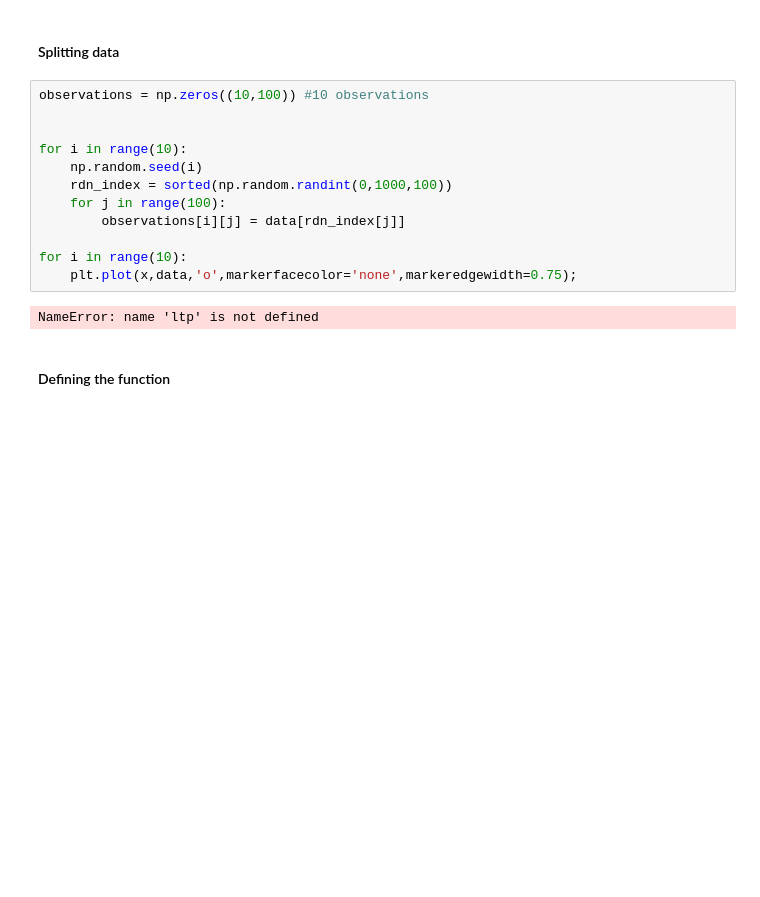
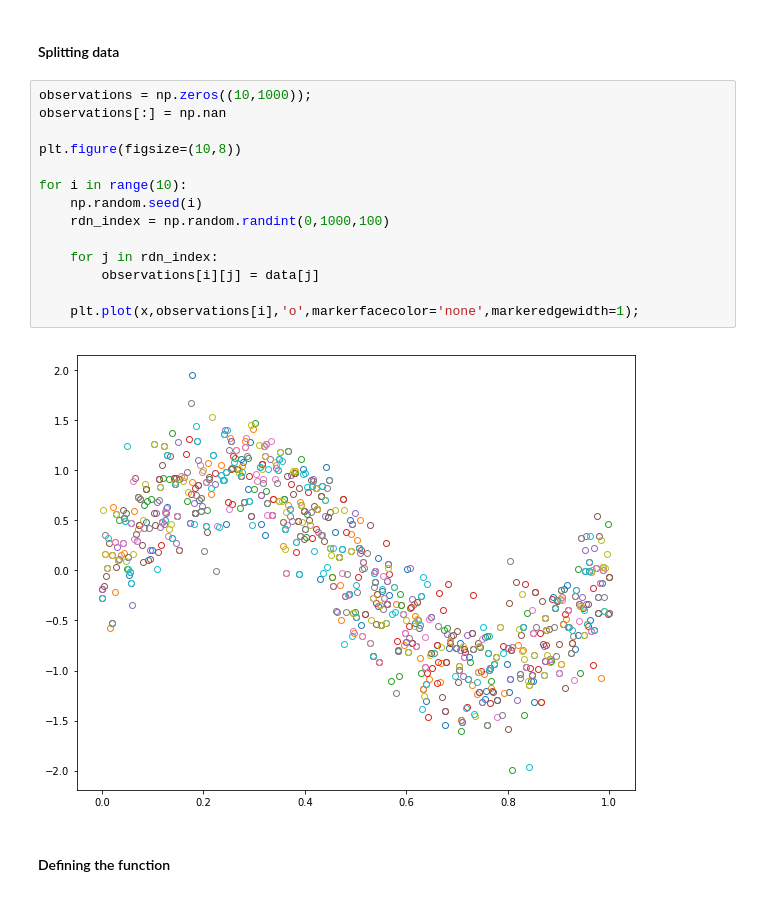
Before and after one commit to filipepfarias/Intro_to_GP, a Jupyter notebook: bayesian_linear_regression/re-visited_curve_fitting.ipynb, the cells around one changed output. Drawn from its saved outputs; the diff is of its cells as text; blank space fills up the shorter version.

```diff
--- a/bayesian_linear_regression/re-visited_curve_fitting.ipynb
+++ b/bayesian_linear_regression/re-visited_curve_fitting.ipynb
@@ -27,19 +21,21 @@ NameError: name 'ltp' is not defined
 # %% [markdown]
 #### Splitting data
 # %%
-observations = np.zeros((10,100)) #10 observations
+observations = np.zeros((10,1000));
+observations[:] = np.nan
 
+plt.figure(figsize=(10,8))
 
 for i in range(10):
     np.random.seed(i)
-    rdn_index = sorted(np.random.randint(0,1000,100))
-    for j in range(100):
-        observations[i][j] = data[rdn_index[j]]
+    rdn_index = np.random.randint(0,1000,100)
 
-for i in range(10):
-    plt.plot(x,data,'o',markerfacecolor='none',markeredgewidth=0.75);
+    for j in rdn_index:
+        observations[i][j] = data[j]
+
+    plt.plot(x,observations[i],'o',markerfacecolor='none',markeredgewidth=1);
 # %% [output]
-NameError: name 'ltp' is not defined
+[figure, added]
 # %% [markdown]
 #### Defining the function
 # %% [markdown]
```
Also changed, not shown: parts of 7 cells of this notebook.
